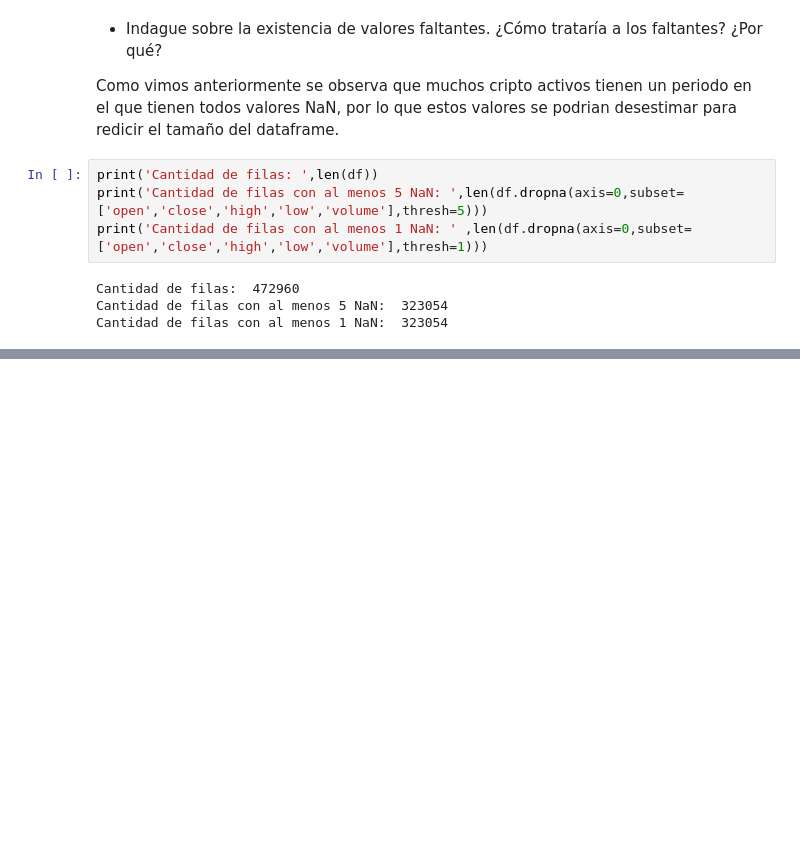
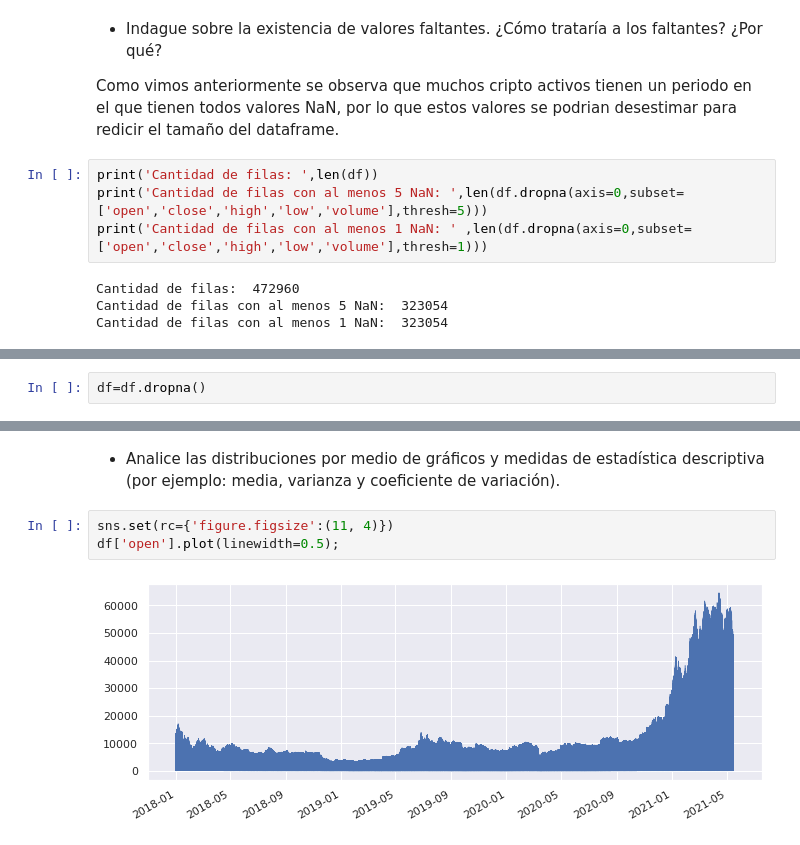
Before and after one commit to charly3d/Diplomatura-de-Datos-Mentoria, a Jupyter notebook: TP1_Analisis_y_Visualizacion/Analisis_y_Visualizacion 21-05-2021.ipynb, the cells around one changed output, grey strips where cells are left out. Saved outputs shown, nothing was run; the diff lists cells and outputs as text; blank space fills up the shorter version.

Commit message:
Update Analisis_y_Visualizacion 21-05-2021.ipynb
con algunos  graficos incluido

```diff
--- a/TP1_Analisis_y_Visualizacion/Analisis_y_Visualizacion 21-05-2021.ipynb
+++ b/TP1_Analisis_y_Visualizacion/Analisis_y_Visualizacion 21-05-2021.ipynb
@@ -321,0 +324,2 @@ Ya que la cantidad de filas que tienen al menos un dato nulo, es la misma cantid
+# %%
+df=df.dropna()
@@ -321,0 +340,7 @@ Ya que la cantidad de filas que tienen al menos un dato nulo, es la misma cantid
+# %% [markdown]
+- Analice las distribuciones por medio de gráficos y medidas de estadística descriptiva (por ejemplo: media, varianza y coeficiente de variación).
+# %%
+sns.set(rc={'figure.figsize':(11, 4)})
+df['open'].plot(linewidth=0.5);
+# %% [output]
+[figure, added]
```
Also changed, not shown: parts of 4 cells of this notebook.
